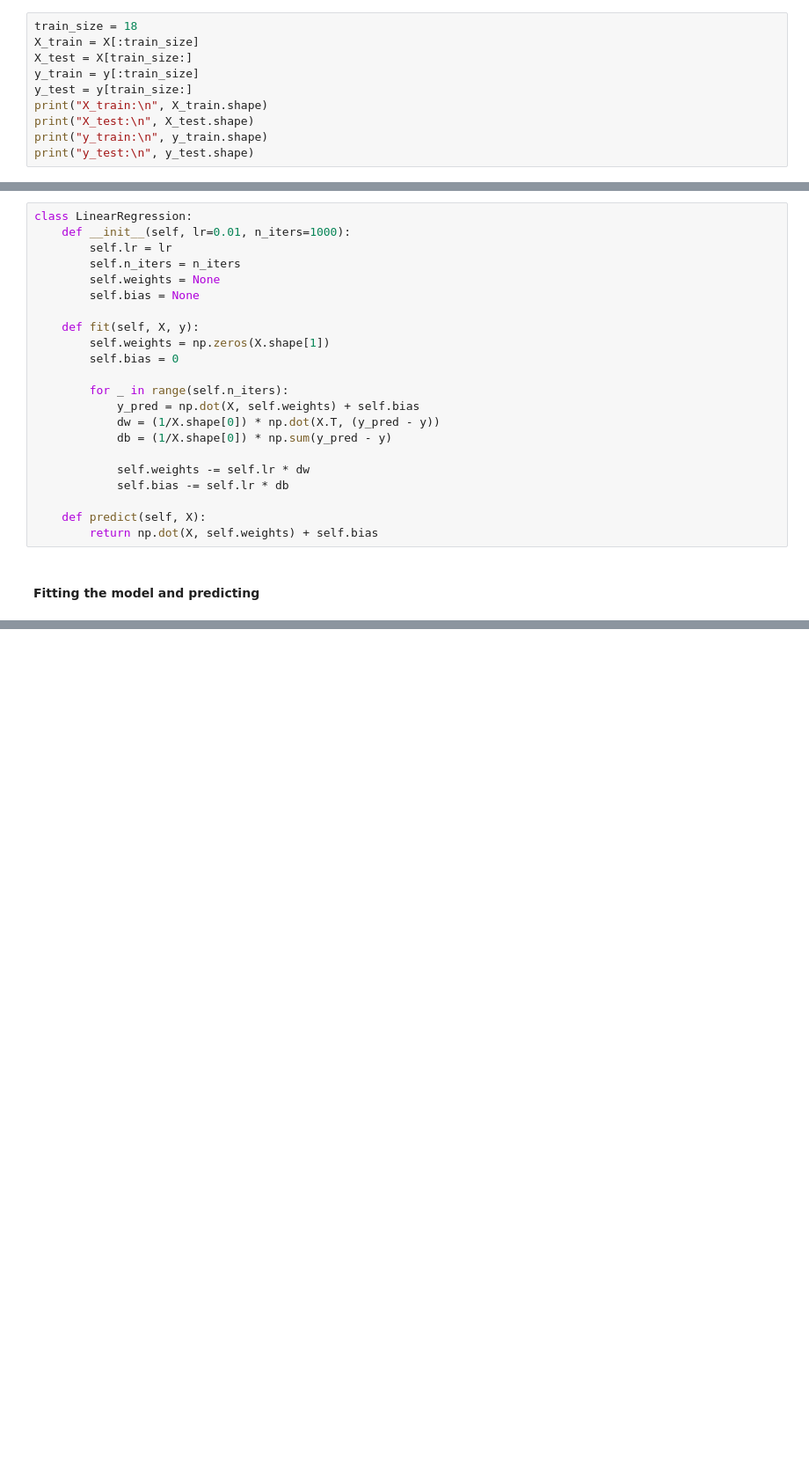
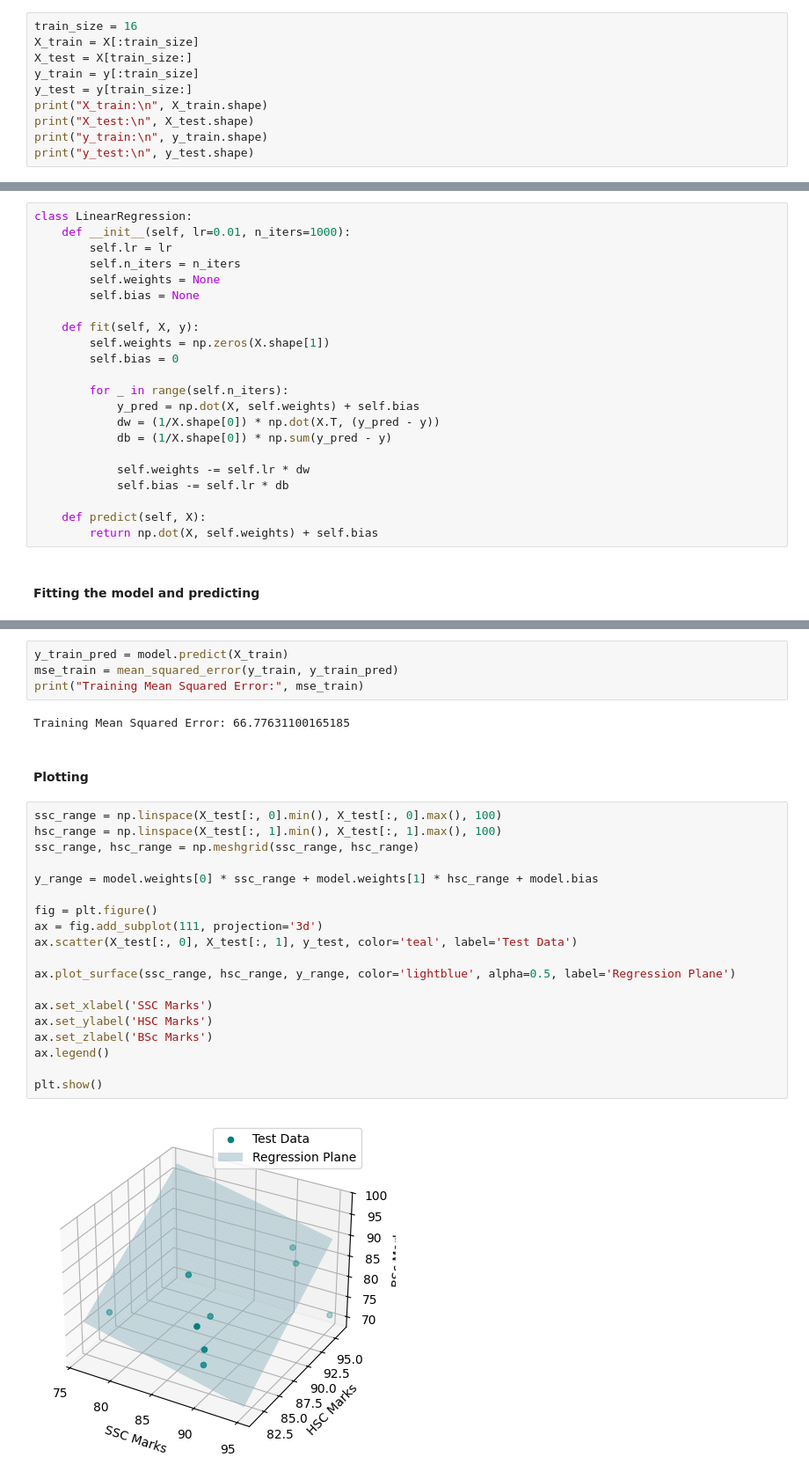
Before and after one commit to SayanDasDev/ML-College-, a Jupyter notebook: lab 05/main.ipynb, the cells around one changed output, grey strips where cells are left out. Shown at 88% size. Drawn from its saved outputs; the diff is of its cells as text; blank space fills up the shorter version.

Commit message:
plot and tarining mse added

```diff
--- a/lab 05/main.ipynb
+++ b/lab 05/main.ipynb
@@ -41,7 +42,7 @@ print(X.shape, y.shape)
 # %% [output]
 (25, 2) (25,)
 # %%
-train_size = 18
+train_size = 16
 X_train = X[:train_size]
 X_test = X[train_size:]
 y_train = y[:train_size]
@@ -103,0 +108,29 @@ print(model.weights, model.bias)
+# %%
+y_train_pred = model.predict(X_train)
+mse_train = mean_squared_error(y_train, y_train_pred)
+print("Training Mean Squared Error:", mse_train)
+# %% [output]
+Training Mean Squared Error: 66.77631100165185
+# %% [markdown]
+#### Plotting
+# %%
+ssc_range = np.linspace(X_test[:, 0].min(), X_test[:, 0].max(), 100)
+hsc_range = np.linspace(X_test[:, 1].min(), X_test[:, 1].max(), 100)
+ssc_range, hsc_range = np.meshgrid(ssc_range, hsc_range)
+
+y_range = model.weights[0] * ssc_range + model.weights[1] * hsc_range + model.bias
+
+fig = plt.figure()
+ax = fig.add_subplot(111, projection='3d')
+ax.scatter(X_test[:, 0], X_test[:, 1], y_test, color='teal', label='Test Data')
+
+ax.plot_surface(ssc_range, hsc_range, y_range, color='lightblue', alpha=0.5, label='Regression Plane')
+
+ax.set_xlabel('SSC Marks')
+ax.set_ylabel('HSC Marks')
+ax.set_zlabel('BSc Marks')
+ax.legend()
+
+plt.show()
+# %% [output]
+[figure, added]
```
Also changed, not shown: parts of 7 cells of this notebook.
